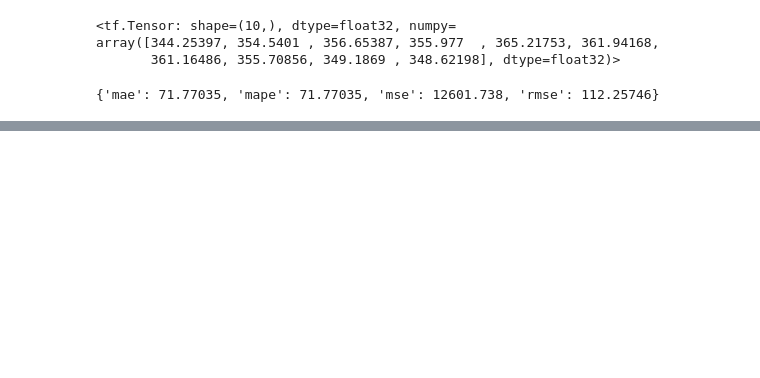
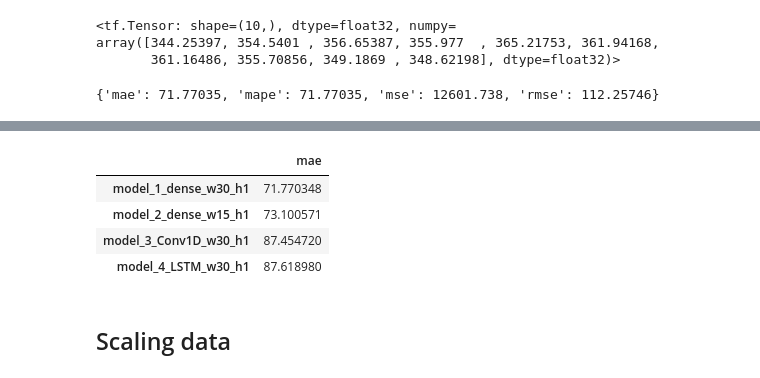
Before and after one commit to schauppi/Udemy_TensorFlow_Developer, a Jupyter notebook: Exam_preparation/Time_series_forecasting_eth_price.ipynb, the cells around one changed output, grey strips where cells are left out. Saved outputs shown, nothing was run; the diff lists cells and outputs as text; code cells hidden in the pictures; blank space fills up the shorter version.

```diff
--- a/Exam_preparation/Time_series_forecasting_eth_price.ipynb
+++ b/Exam_preparation/Time_series_forecasting_eth_price.ipynb
@@ -305,0 +529,10 @@ model_1_results
+# %%
+model_results[["mae"]].sort_values(by="mae")
+# %% [output]
+|  | mae |
+| model_1_dense_w30_h1 | 71.770348 |
+| model_2_dense_w15_h1 | 73.100571 |
+| model_3_Conv1D_w30_h1 | 87.454720 |
+| model_4_LSTM_w30_h1 | 87.618980 |
+# %% [markdown]
+## Scaling data
```
Also changed, not shown: parts of 34 cells of this notebook.
